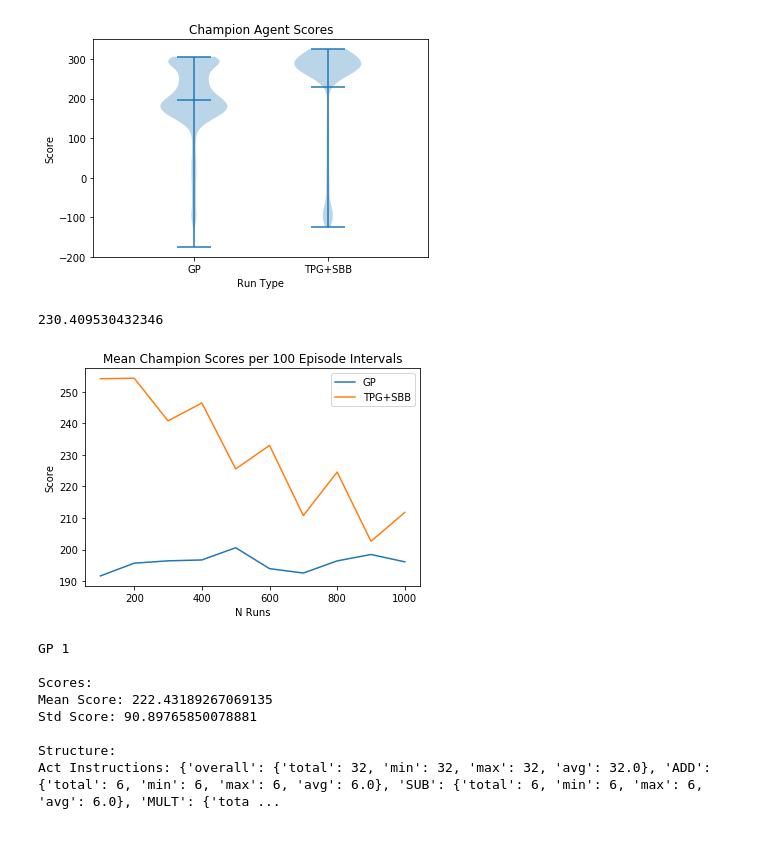
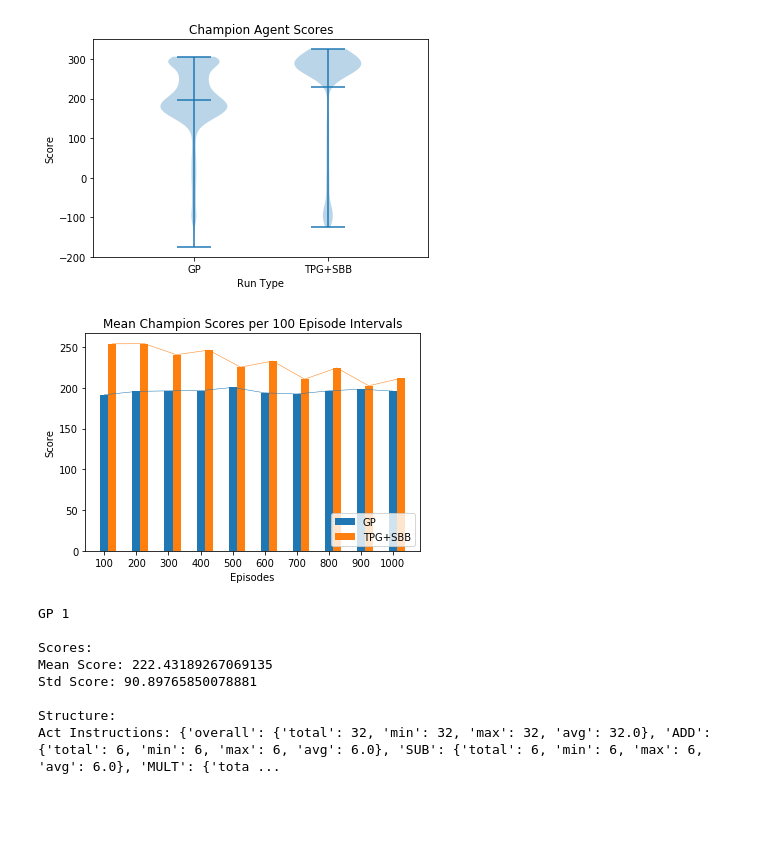
Before and after one commit to Ryan-Amaral/gp-bipedal-walker-analysis, a Jupyter notebook: champion_analysis.ipynb, the cells around one changed output. Drawn from its saved outputs; the diff is of its cells as text; code cells hidden in the pictures.

```diff
--- a/champion_analysis.ipynb
+++ b/champion_analysis.ipynb
@@ -63,29 +63,29 @@ plt.savefig("images/champs.pdf")
 plt.show()
 # %% [output]
 [figure]
-# %%
-mean(np.array([tpgsbb1, tpgsbb2, tpgsbb3, tpgsbb4]))
-# %% [output]
-230.409530432346
 # %%
 ax = plt.axes()
 
-x = [100, 200, 300, 400, 500, 600, 700, 800, 900, 1000]
+x = np.arange(10)
 gp_y = [mean(np.array([gp[ep:ep+100] for gp in gps])) for ep in range(0, 901, 100)]
 tpgsbb_y = [mean(np.array([tpgsbb[ep:ep+100] for tpgsbb in tpgsbbs])) for ep in range(0, 901, 100)]
 
-plt.plot(x, gp_y, label="GP")
-plt.plot(x, tpgsbb_y, label="TPG+SBB")
+plt.bar(x, gp_y, width=0.25, label="GP")
+plt.plot(x, gp_y, linewidth=0.5)
+plt.bar(x+0.25, tpgsbb_y, width=0.25, label="TPG+SBB")
+plt.plot(x+0.25, tpgsbb_y, linewidth=0.5)
 
 plt.title("Mean Champion Scores per 100 Episode Intervals")
-plt.xlabel("N Runs")
+plt.xlabel("Episodes")
 plt.ylabel("Score")
-plt.legend()
+plt.legend(loc="lower right")
+ax.set_xticks(x)
+ax.set_xticklabels([str(i) for i in range(100, 1001, 100)])
 
 plt.savefig("images/gp-scores-n-runs.pdf")
 plt.show()
 # %% [output]
-[figure, old version]
+[figure, new version]
 # %%
 # check the structures of the different agents in various ways GP first
 
```
Also changed, not shown: parts of 4 cells of this notebook, 2 other files.
